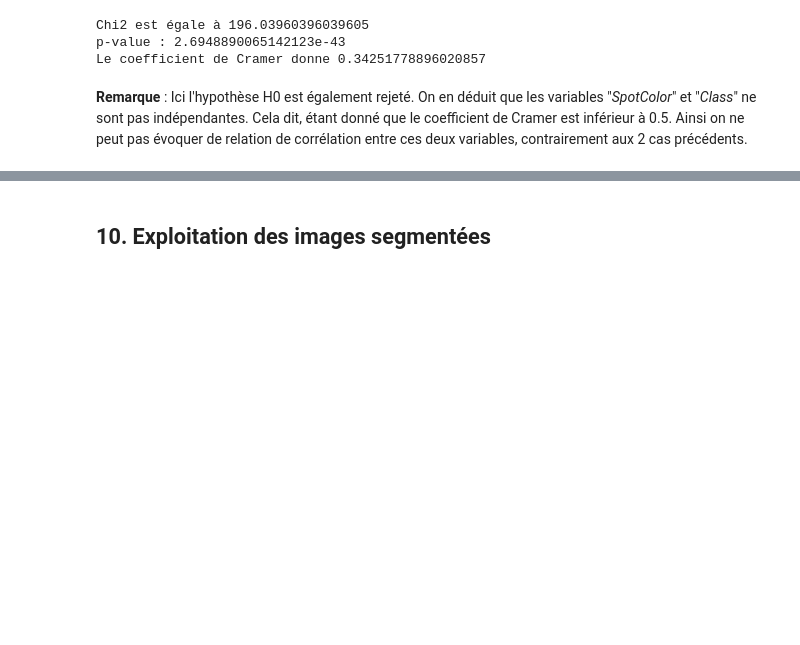
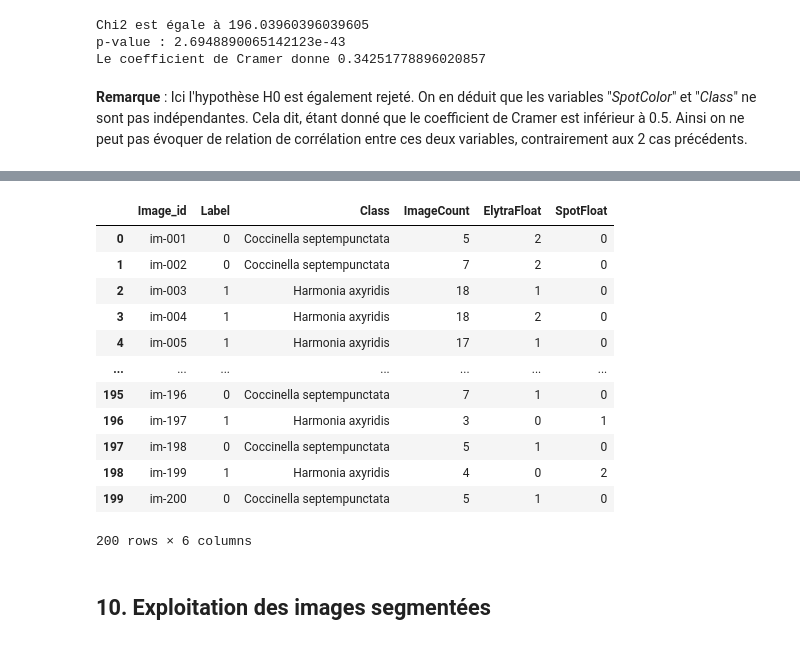
Before and after one commit to PuchToTalk/Ladybug_project, a Jupyter notebook: Project.ipynb, the cells around one changed output, grey strips where cells are left out. Drawn from its saved outputs; the diff is of its cells as text; code cells hidden in the pictures; blank space fills up the shorter version.

```diff
--- a/Project.ipynb
+++ b/Project.ipynb
@@ -701,3 +701,6 @@ p-value : 2.6948890065142123e-43
 Le coefficient de Cramer donne 0.34251778896020857
 # %% [markdown]
 __Remarque__ : Ici l'hypothèse H0 est également rejeté. On en déduit que les variables "*SpotColor*" et "*Class*" ne sont pas indépendantes. Cela dit, étant donné que le coefficient de Cramer est inférieur à 0.5. Ainsi on ne peut pas évoquer de relation de corrélation entre ces deux variables, contrairement aux 2 cas précédents.
+# %%
+values_df = final_df.copy()
+values_df
@@ -703,0 +721,18 @@ __Remarque__ : Ici l'hypothèse H0 est également rejeté. On en déduit que les
+# %%
+columns_to_drop = [4,5,6]  # Spécifiez les positions des colonnes à supprimer
+values_df = values_df.drop(values_df.columns[columns_to_drop], axis=1)
+values_df
+# %% [output]
+|  | Image_id | Label | Class | ImageCount | ElytraFloat | SpotFloat |
+| 0 | im-001 | 0 | Coccinella septempunctata | 5 | 2 | 0 |
+| 1 | im-002 | 0 | Coccinella septempunctata | 7 | 2 | 0 |
+| 2 | im-003 | 1 | Harmonia axyridis | 18 | 1 | 0 |
+| 3 | im-004 | 1 | Harmonia axyridis | 18 | 2 | 0 |
+| 4 | im-005 | 1 | Harmonia axyridis | 17 | 1 | 0 |
+| ... | ... | ... | ... | ... | ... | ... |
+| 195 | im-196 | 0 | Coccinella septempunctata | 7 | 1 | 0 |
+| 196 | im-197 | 1 | Harmonia axyridis | 3 | 0 | 1 |
+| 197 | im-198 | 0 | Coccinella septempunctata | 5 | 1 | 0 |
+| 198 | im-199 | 1 | Harmonia axyridis | 4 | 0 | 2 |
+| 199 | im-200 | 0 | Coccinella septempunctata | 5 | 1 | 0 |
+200 rows × 6 columns
```
Also changed, not shown: parts of 4 cells of this notebook.
